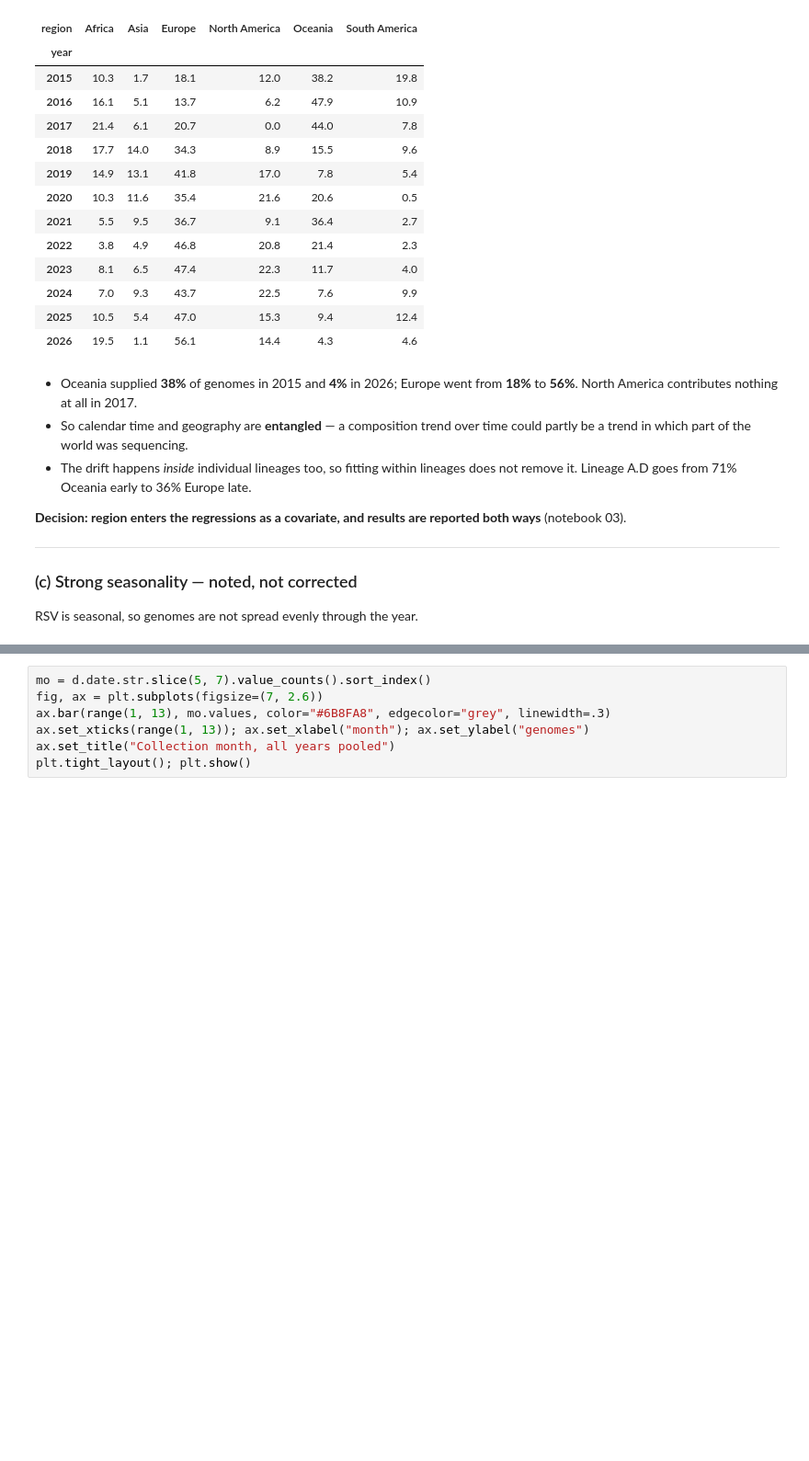
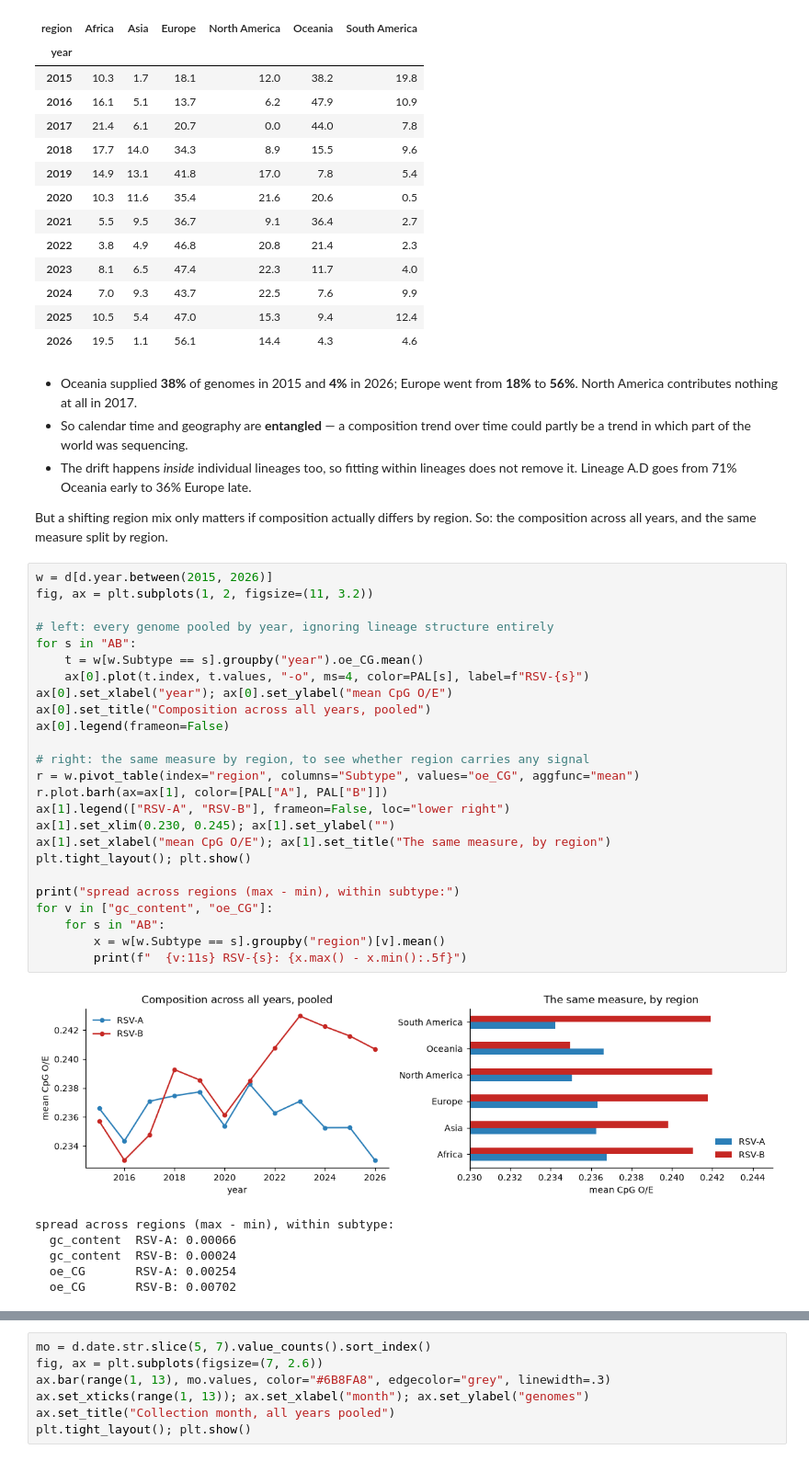
Before and after one commit to Wlimni/RSV, a Jupyter notebook: notebooks/01_data.ipynb, the cells around one changed output, grey strips where cells are left out. Shown at 92% size. Drawn from its saved outputs; the diff is of its cells as text; blank space fills up the shorter version.

```diff
--- a/notebooks/01_data.ipynb
+++ b/notebooks/01_data.ipynb
@@ -184,10 +184,36 @@ reg.loc[2015:2026]
 - So calendar time and geography are **entangled** — a composition trend over time could partly be a trend in which part of the world was sequencing.
 - The drift happens *inside* individual lineages too, so fitting within lineages does not remove it. Lineage A.D goes from 71% Oceania early to 36% Europe late.
 
-**Decision: region enters the regressions as a covariate, and results are reported both ways** (notebook 03).
-
----
-
-### (c) Strong seasonality — noted, not corrected
-
-RSV is seasonal, so genomes are not spread evenly through the year.
+But a shifting region mix only matters if composition actually differs by region. So: the composition across all years, and the same measure split by region.
+# %%
+w = d[d.year.between(2015, 2026)]
+fig, ax = plt.subplots(1, 2, figsize=(11, 3.2))
+
+# left: every genome pooled by year, ignoring lineage structure entirely
+for s in "AB":
+    t = w[w.Subtype == s].groupby("year").oe_CG.mean()
+    ax[0].plot(t.index, t.values, "-o", ms=4, color=PAL[s], label=f"RSV-{s}")
+ax[0].set_xlabel("year"); ax[0].set_ylabel("mean CpG O/E")
+ax[0].set_title("Composition across all years, pooled")
+ax[0].legend(frameon=False)
+
+# right: the same measure by region, to see whether region carries any signal
+r = w.pivot_table(index="region", columns="Subtype", values="oe_CG", aggfunc="mean")
+r.plot.barh(ax=ax[1], color=[PAL["A"], PAL["B"]])
+ax[1].legend(["RSV-A", "RSV-B"], frameon=False, loc="lower right")
+ax[1].set_xlim(0.230, 0.245); ax[1].set_ylabel("")
+ax[1].set_xlabel("mean CpG O/E"); ax[1].set_title("The same measure, by region")
+plt.tight_layout(); plt.show()
+
+print("spread across regions (max - min), within subtype:")
+for v in ["gc_content", "oe_CG"]:
+    for s in "AB":
+        x = w[w.Subtype == s].groupby("region")[v].mean()
+        print(f"  {v:11s} RSV-{s}: {x.max() - x.min():.5f}")
+# %% [output]
+[figure, added]
+spread across regions (max - min), within subtype:
+  gc_content  RSV-A: 0.00066
+  gc_content  RSV-B: 0.00024
+  oe_CG       RSV-A: 0.00254
+  oe_CG       RSV-B: 0.00702
```
Also changed, not shown: parts of 4 cells of this notebook, 4 other files.
